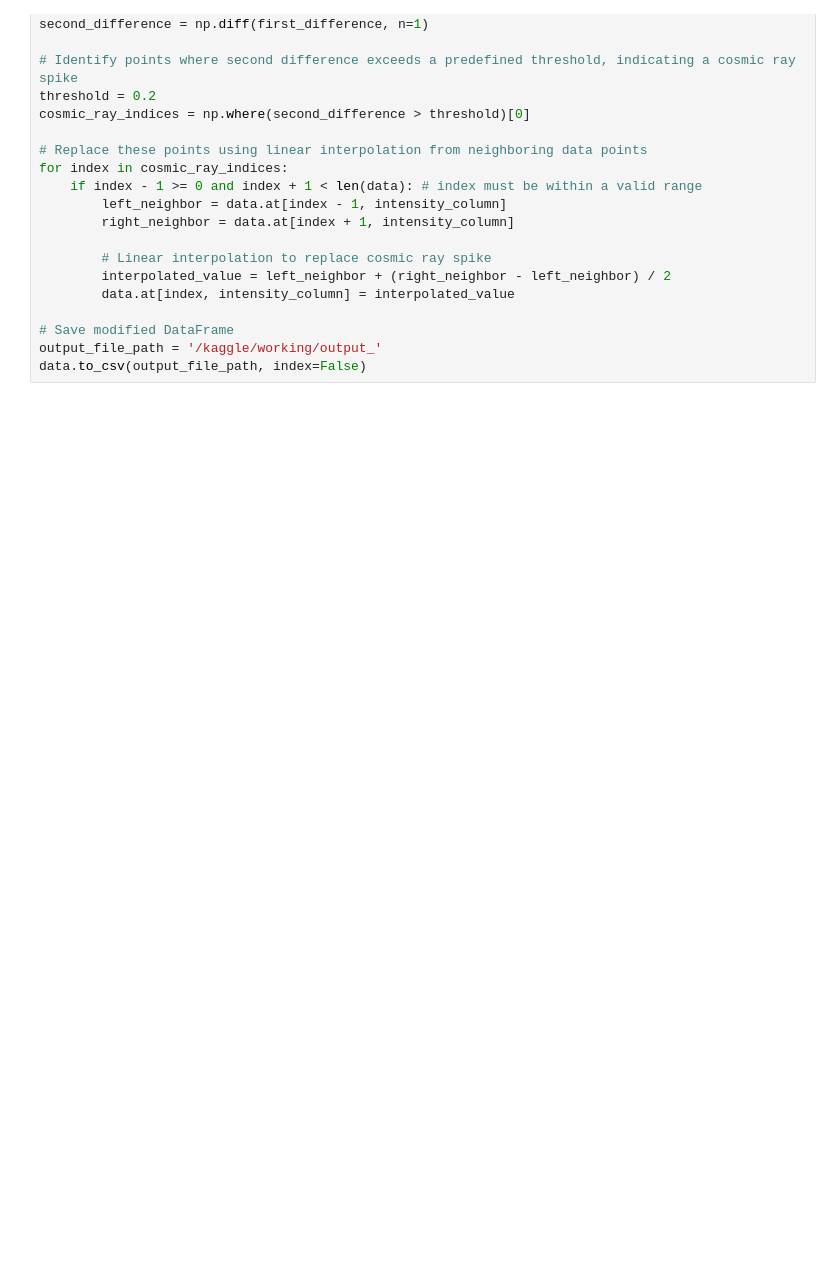
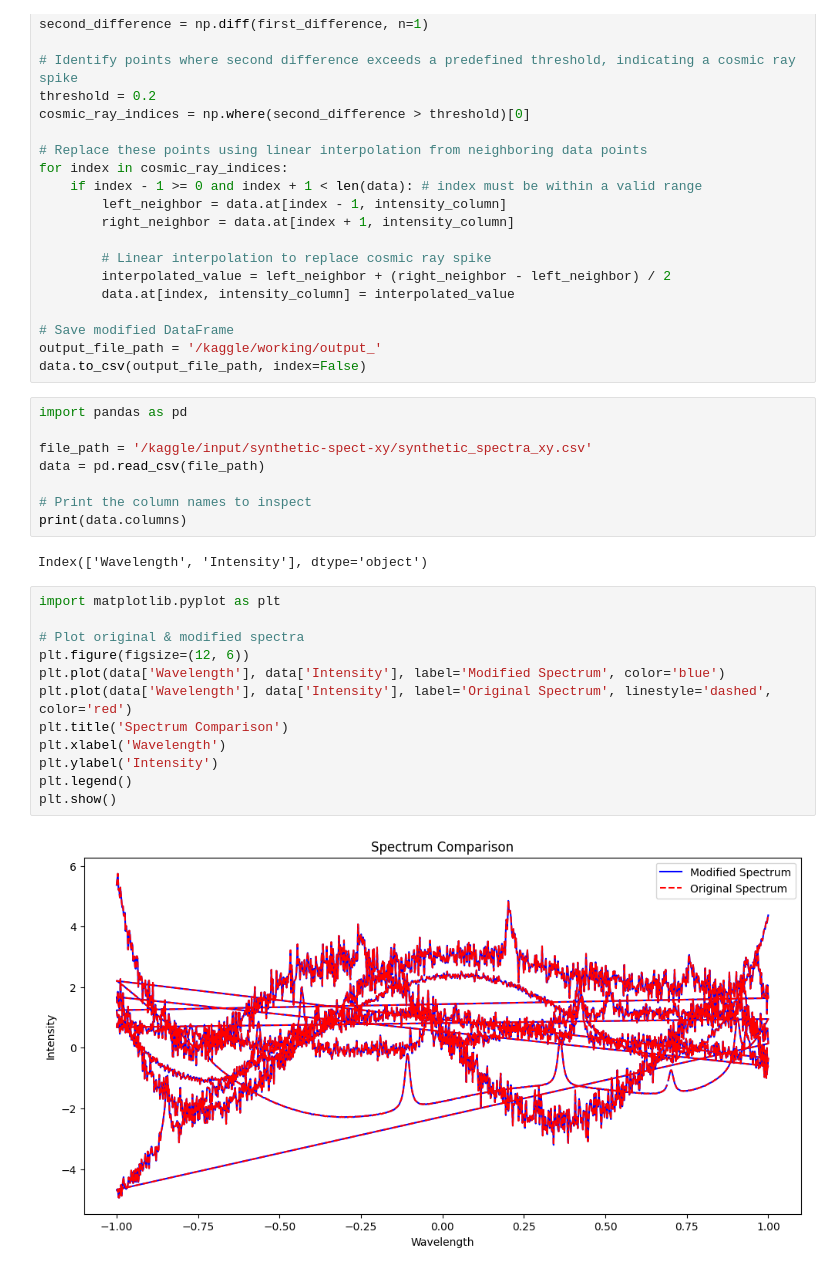
Before and after one commit to DircePineda/spectrum-patronum, a Jupyter notebook: 1-cosmic-ray-removal.ipynb, the cells around one changed output. Drawn from its saved outputs; the diff is of its cells as text; blank space fills up the shorter version.

```diff
--- a/1-cosmic-ray-removal.ipynb
+++ b/1-cosmic-ray-removal.ipynb
@@ -34,3 +34,27 @@ for index in cosmic_ray_indices:
 # Save modified DataFrame
 output_file_path = '/kaggle/working/output_'
 data.to_csv(output_file_path, index=False)
+# %%
+import pandas as pd
+
+file_path = '/kaggle/input/synthetic-spect-xy/synthetic_spectra_xy.csv'
+data = pd.read_csv(file_path)
+
+# Print the column names to inspect
+print(data.columns)
+# %% [output]
+Index(['Wavelength', 'Intensity'], dtype='object')
+# %%
+import matplotlib.pyplot as plt
+
+# Plot original & modified spectra
+plt.figure(figsize=(12, 6))
+plt.plot(data['Wavelength'], data['Intensity'], label='Modified Spectrum', color='blue')
+plt.plot(data['Wavelength'], data['Intensity'], label='Original Spectrum', linestyle='dashed', color='red')
+plt.title('Spectrum Comparison')
+plt.xlabel('Wavelength')
+plt.ylabel('Intensity')
+plt.legend()
+plt.show()
+# %% [output]
+[figure, added]
```
